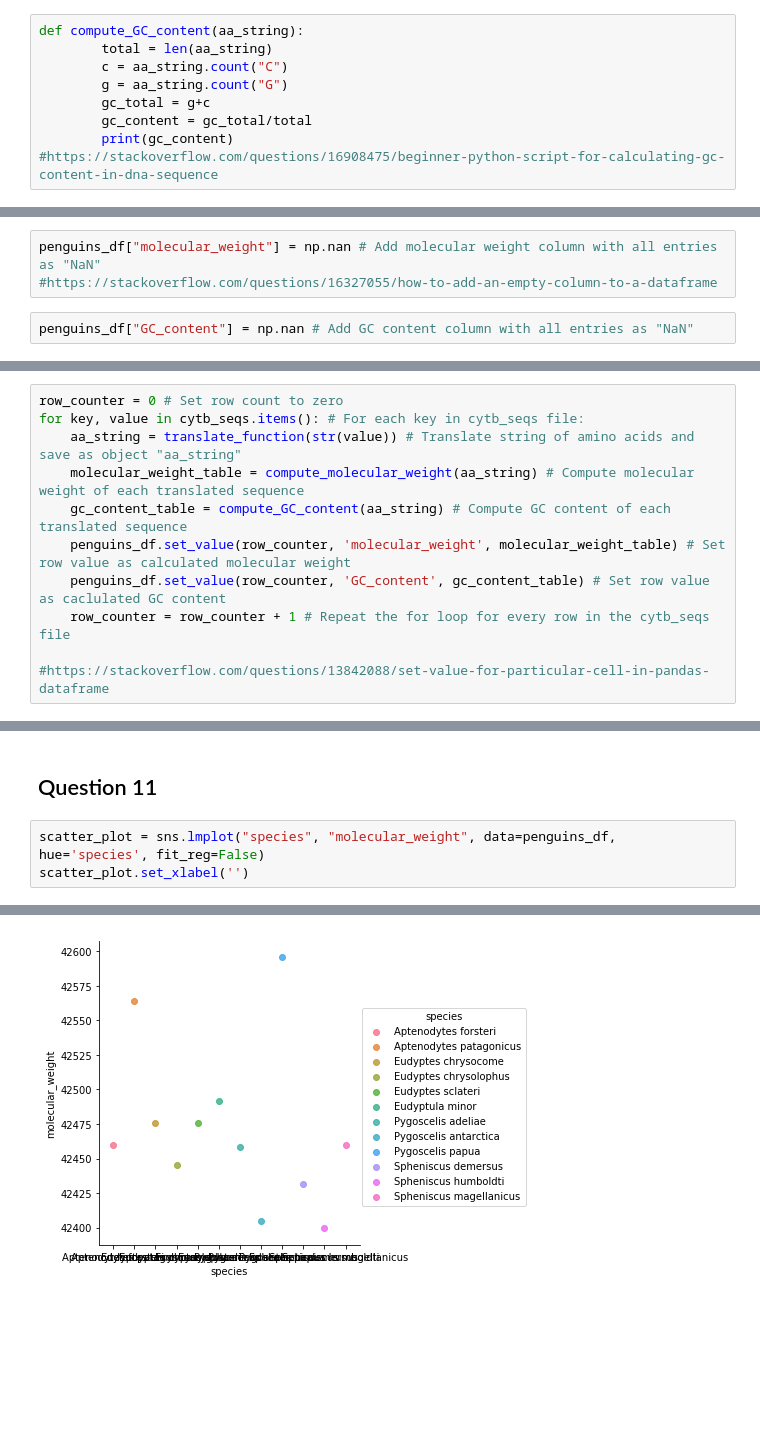
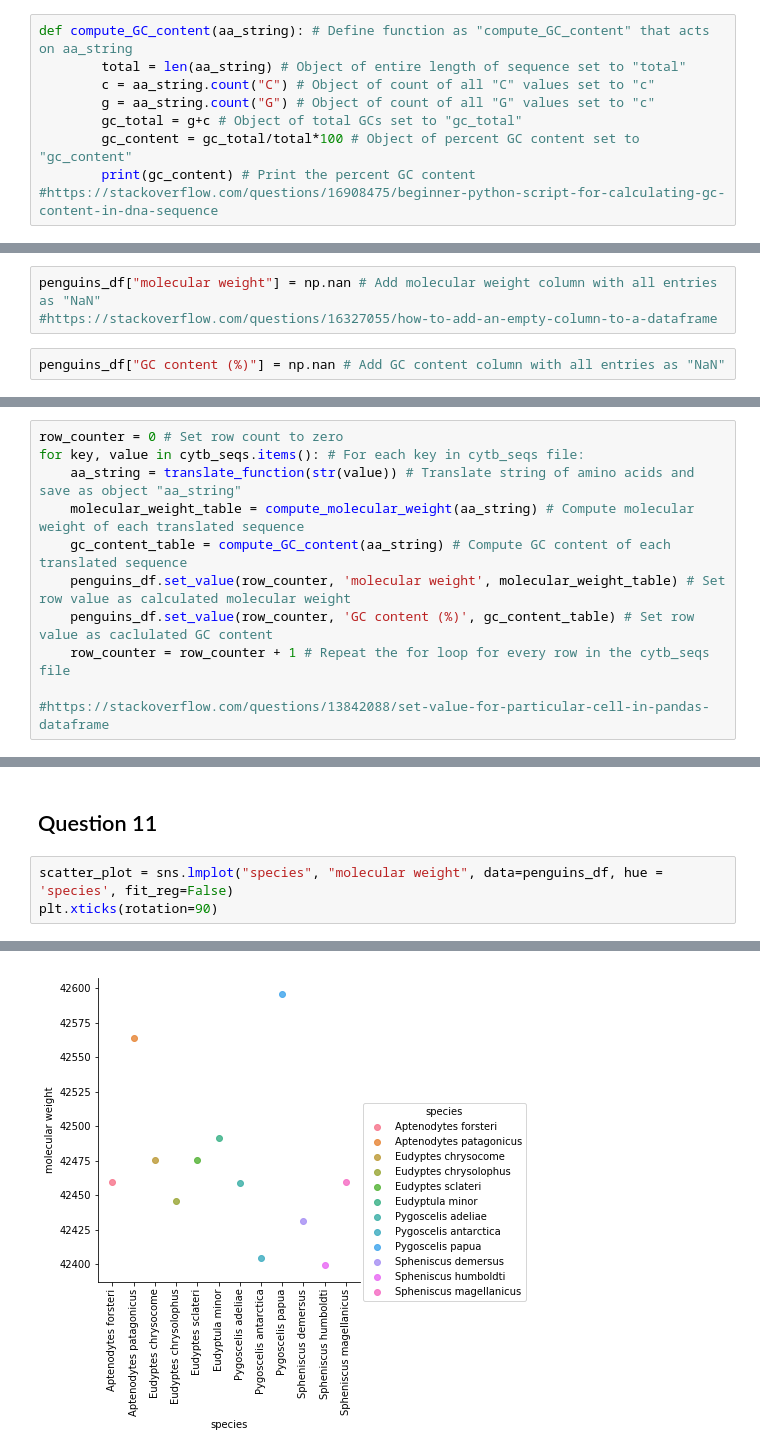
Before and after one commit to saraschwarz/Python-assignment, a Jupyter notebook: Python-assignment.ipynb, the cells around one changed output, grey strips where cells are left out. Cells and saved outputs as stored; diff of their text form; blank space fills up the shorter version.

```diff
--- a/Python-assignment.ipynb
+++ b/Python-assignment.ipynb
@@ -75,12 +77,12 @@ compute_molecular_weight("MAPNLRKSHPLLKMINNSLIDLPTPSNISAWWNFGSLLGICLTTQILTGLLLAM
 # %% [markdown]
 ## Question 5
 # %%
-def compute_GC_content(aa_string):
-        total = len(aa_string)
-        c = aa_string.count("C")
-        g = aa_string.count("G")
-        gc_total = g+c
-        gc_content = gc_total/total
-        print(gc_content)
+def compute_GC_content(aa_string): # Define function as "compute_GC_content" that acts on aa_string
+        total = len(aa_string) # Object of entire length of sequence set to "total"
+        c = aa_string.count("C") # Object of count of all "C" values set to "c"
+        g = aa_string.count("G") # Object of count of all "G" values set to "c"
+        gc_total = g+c # Object of total GCs set to "gc_total"
+        gc_content = gc_total/total*100 # Object of percent GC content set to "gc_content"
+        print(gc_content) # Print the percent GC content
 #https://stackoverflow.com/questions/16908475/beginner-python-script-for-calculating-gc-content-in-dna-sequence
 # %%
@@ -98,8 +100,8 @@ species_list = list(penguins_df.species)
 # %%
-penguins_df["molecular_weight"] = np.nan # Add molecular weight column with all entries as "NaN"
+penguins_df["molecular weight"] = np.nan # Add molecular weight column with all entries as "NaN"
 #https://stackoverflow.com/questions/16327055/how-to-add-an-empty-column-to-a-dataframe
 # %%
-penguins_df["GC_content"] = np.nan # Add GC content column with all entries as "NaN"
+penguins_df["GC content (%)"] = np.nan # Add GC content column with all entries as "NaN"
 # %%
 penguins_df
 # %% [output]
@@ -124,8 +126,8 @@ for key, value in cytb_seqs.items(): # For each key in cytb_seqs file:
     aa_string = translate_function(str(value)) # Translate string of amino acids and save as object "aa_string"
     molecular_weight_table = compute_molecular_weight(aa_string) # Compute molecular weight of each translated sequence
     gc_content_table = compute_GC_content(aa_string) # Compute GC content of each translated sequence
-    penguins_df.set_value(row_counter, 'molecular_weight', molecular_weight_table) # Set row value as calculated molecular weight
-    penguins_df.set_value(row_counter, 'GC_content', gc_content_table) # Set row value as caclulated GC content
+    penguins_df.set_value(row_counter, 'molecular weight', molecular_weight_table) # Set row value as calculated molecular weight
+    penguins_df.set_value(row_counter, 'GC content (%)', gc_content_table) # Set row value as caclulated GC content
     row_counter = row_counter + 1 # Repeat the for loop for every row in the cytb_seqs file
 
 #https://stackoverflow.com/questions/13842088/set-value-for-particular-cell-in-pandas-dataframe
@@ -189,6 +191,6 @@ penguins_df.to_csv("penguins_mass_cytb.csv") # Save new file as csv
 # %% [markdown]
 ## Question 11
 # %%
-scatter_plot = sns.lmplot("species", "molecular_weight", data=penguins_df, hue='species', fit_reg=False)
-scatter_plot.set_xlabel('')
+scatter_plot = sns.lmplot("species", "molecular weight", data=penguins_df, hue = 'species', fit_reg=False)
+plt.xticks(rotation=90)
 # %% [output]
@@ -196 +199 @@ AttributeError: 'FacetGrid' object has no attribute 'set_xlabel'
-[figure, old version]
+[figure, new version]
```
Also changed, not shown: parts of 12 cells of this notebook, 1 other file.
